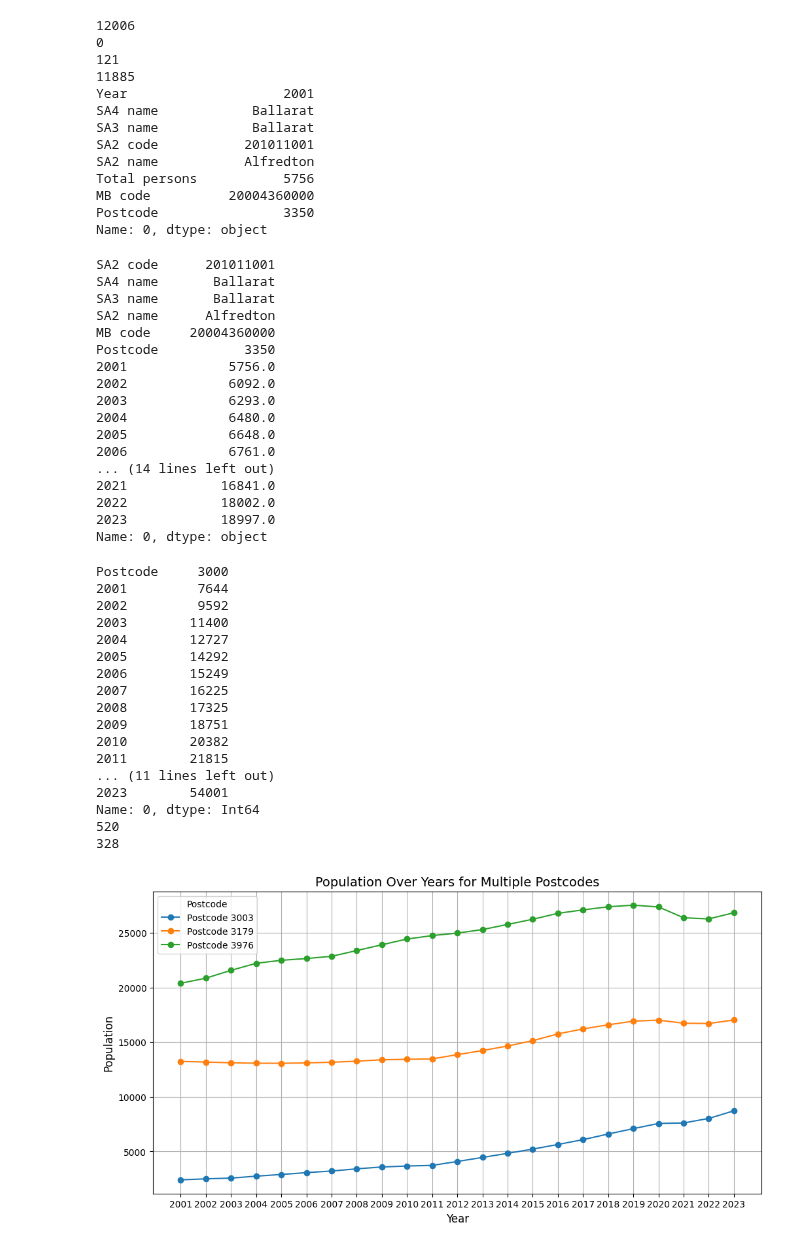
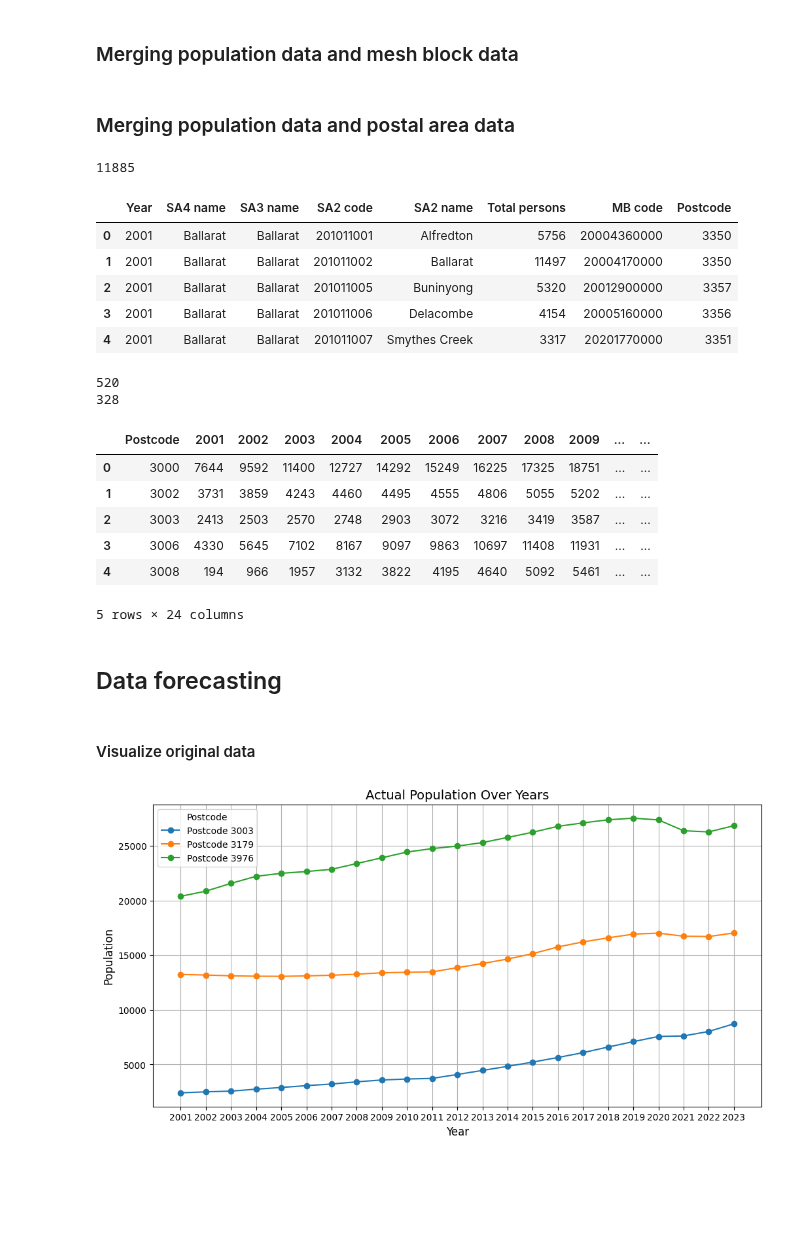
Before and after one commit to MAST30034-AppliedDataScience/project-2-group-real-estate-industry-project-16, a Jupyter notebook: notebooks/preprocess_population_2001-23.ipynb, the cells around one changed output. Saved outputs shown, nothing was run; the diff lists cells and outputs as text; code cells hidden in the pictures; blank space fills up the shorter version.

```diff
--- a/notebooks/preprocess_population_2001-23.ipynb
+++ b/notebooks/preprocess_population_2001-23.ipynb
@@ -29 +30,3 @@ Name: 648, dtype: object
+# %% [markdown]
+### Merging population data and mesh block data
 # %%
@@ -43,4 +44,6 @@ population_df = population_df.merge(mb_df_unique[['SA2_CODE_2021', 'MB_CODE_2021
 
 population_df.rename(columns={'MB_CODE_2021': 'MB code'}, inplace=True)
 population_df.drop(columns=['SA2_CODE_2021'], inplace=True)
+# %% [markdown]
+### Merging population data and postal area data
 # %%
@@ -55,26 +56,17 @@ population_df = population_df.merge(poa_df[['POA_CODE_2021', 'MB_CODE_2021']],
 population_df.rename(columns={'POA_CODE_2021': 'Postcode'}, inplace=True)
 population_df.drop(columns=['MB_CODE_2021'], inplace=True)
 # %%
-print(len(population_df))
-print(population_df['Postcode'].isna().sum())
-print((population_df['Total persons'] == 0).sum())
 population_df = population_df[population_df['Total persons'] != 0] # delet zero number of person
 print(len(population_df))
-print(population_df.iloc[0,])
+population_df.head()
 # %% [output]
-12006
-0
-121
 11885
-Year                    2001
-SA4 name            Ballarat
-SA3 name            Ballarat
-SA2 code           201011001
-SA2 name           Alfredton
-Total persons           5756
-MB code          20004360000
-Postcode                3350
-Name: 0, dtype: object
+|  | Year | SA4 name | SA3 name | SA2 code | SA2 name | Total persons | MB code | Postcode |
+| 0 | 2001 | Ballarat | Ballarat | 201011001 | Alfredton | 5756 | 20004360000 | 3350 |
+| 1 | 2001 | Ballarat | Ballarat | 201011002 | Ballarat | 11497 | 20004170000 | 3350 |
+| 2 | 2001 | Ballarat | Ballarat | 201011005 | Buninyong | 5320 | 20012900000 | 3357 |
+| 3 | 2001 | Ballarat | Ballarat | 201011006 | Delacombe | 4154 | 20005160000 | 3356 |
+| 4 | 2001 | Ballarat | Ballarat | 201011007 | Smythes Creek | 3317 | 20201770000 | 3351 |
 # %%
 # Change row and column
 population_postcode_year_df = population_df.pivot_table(
@@ -83,76 +75,53 @@ population_postcode_year_df = population_df.pivot_table(
     values='Total persons'
 ).reset_index()
 population_postcode_year_df.columns.name = None
-print(population_postcode_year_df.iloc[0,])
 
 # Combine data with same postcode
 population_postcode_year_df = population_postcode_year_df.iloc[:, 5:]
 population_postcode_year_merged_df = population_postcode_year_df.groupby('Postcode').sum().reset_index()
 
 population_postcode_year_merged_df = population_postcode_year_merged_df.astype('Int64')
-# %% [output]
-SA2 code      201011001
-SA4 name       Ballarat
-SA3 name       Ballarat
-SA2 name      Alfredton
-MB code     20004360000
-Postcode           3350
-2001             5756.0
-2002             6092.0
-2003             6293.0
-2004             6480.0
-2005             6648.0
-2006             6761.0
-... (14 lines left out)
-2021            16841.0
-2022            18002.0
-2023            18997.0
-Name: 0, dtype: object
 # %%
-print(population_postcode_year_merged_df.iloc[0,])
 print(len(population_postcode_year_df))
 print(len(population_postcode_year_merged_df))
+population_postcode_year_merged_df.head()
 # %% [output]
-Postcode     3000
-2001         7644
-2002         9592
-2003        11400
-2004        12727
-2005        14292
-2006        15249
-2007        16225
-2008        17325
-2009        18751
-2010        20382
-2011        21815
-... (11 lines left out)
-2023        54001
-Name: 0, dtype: Int64
 520
 328
+|  | Postcode | 2001 | 2002 | 2003 | 2004 | 2005 | 2006 | 2007 | 2008 | 2009 | ... | ... |
+| 0 | 3000 | 7644 | 9592 | 11400 | 12727 | 14292 | 15249 | 16225 | 17325 | 18751 | ... | ... |
+| 1 | 3002 | 3731 | 3859 | 4243 | 4460 | 4495 | 4555 | 4806 | 5055 | 5202 | ... | ... |
+| 2 | 3003 | 2413 | 2503 | 2570 | 2748 | 2903 | 3072 | 3216 | 3419 | 3587 | ... | ... |
+| 3 | 3006 | 4330 | 5645 | 7102 | 8167 | 9097 | 9863 | 10697 | 11408 | 11931 | ... | ... |
+| 4 | 3008 | 194 | 966 | 1957 | 3132 | 3822 | 4195 | 4640 | 5092 | 5461 | ... | ... |
+5 rows × 24 columns
 # %%
 # Save data
 population_postcode_year_merged_df.to_csv('../data/landing/preprocessed_population_2001-23.csv', index=False)
+# %% [markdown]
+## Data forecasting
+# %% [markdown]
+#### Visualize original data
 # %%
-# Visualize population
+# Visualize original population
 import matplotlib.pyplot as plt
 
 # read data
 preprocessed_population_df = pd.read_csv('../data/landing/preprocessed_population_2001-23.csv', encoding='ISO-8859-1')
 
 # plot
 preprocessed_population_df = preprocessed_population_df.set_index('Postcode')
 selected_rows = preprocessed_population_df.loc[[3003, 3179, 3976]]
 
 plt.figure(figsize=(12,6))
 for postcode, row_data in selected_rows.iterrows():
     plt.plot(row_data.index, row_data.values, marker='o', linestyle='-', label=f'Postcode {postcode}')
 
-plt.title('Population Over Years for Multiple Postcodes', fontsize=14)
+plt.title('Actual Population Over Years', fontsize=14)
 plt.xlabel('Year', fontsize=12)
 plt.ylabel('Population', fontsize=12)
 plt.legend(title="Postcode")
 plt.grid(True)
 plt.show()
 # %% [output]
-[figure, old version]
+[figure, new version]
```
Also changed, not shown: parts of 22 cells of this notebook, 1 other file.
